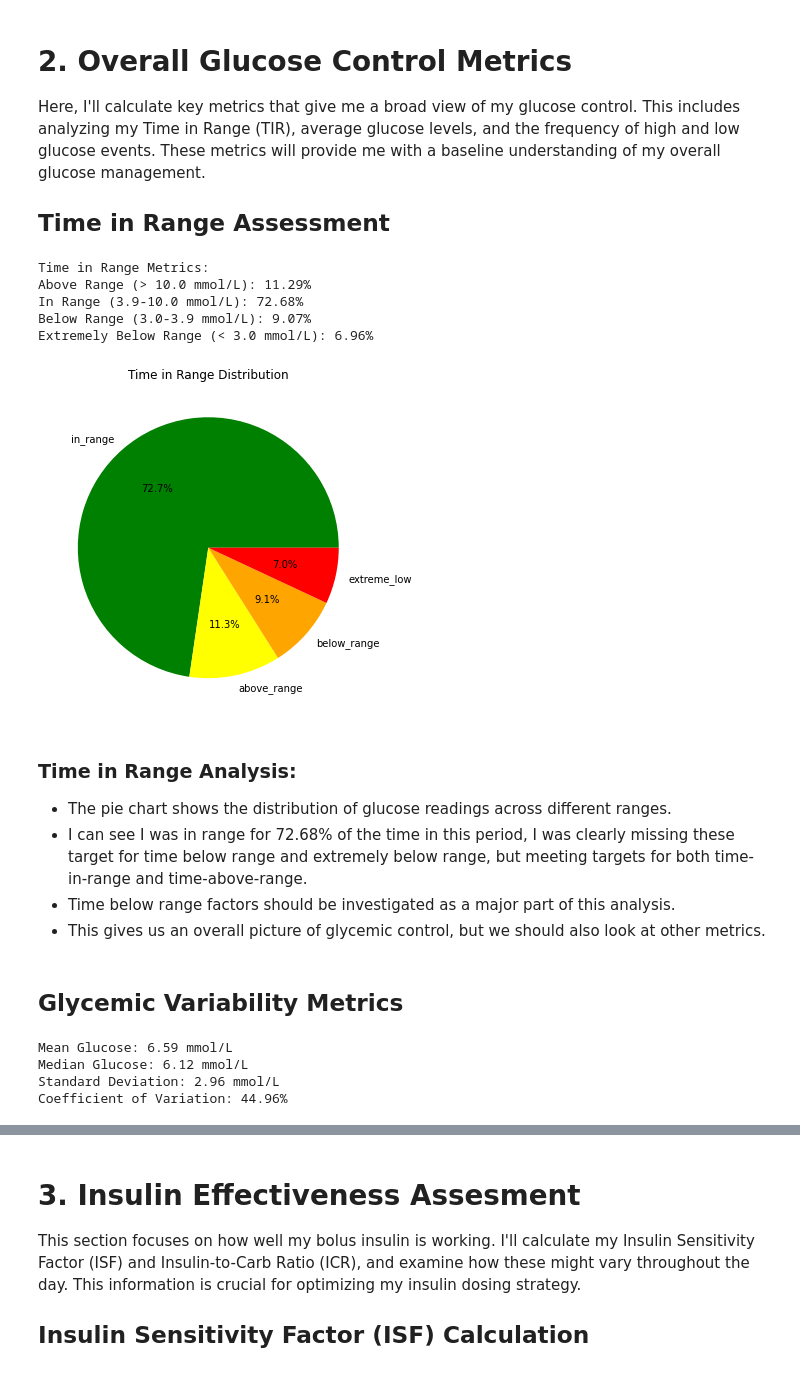
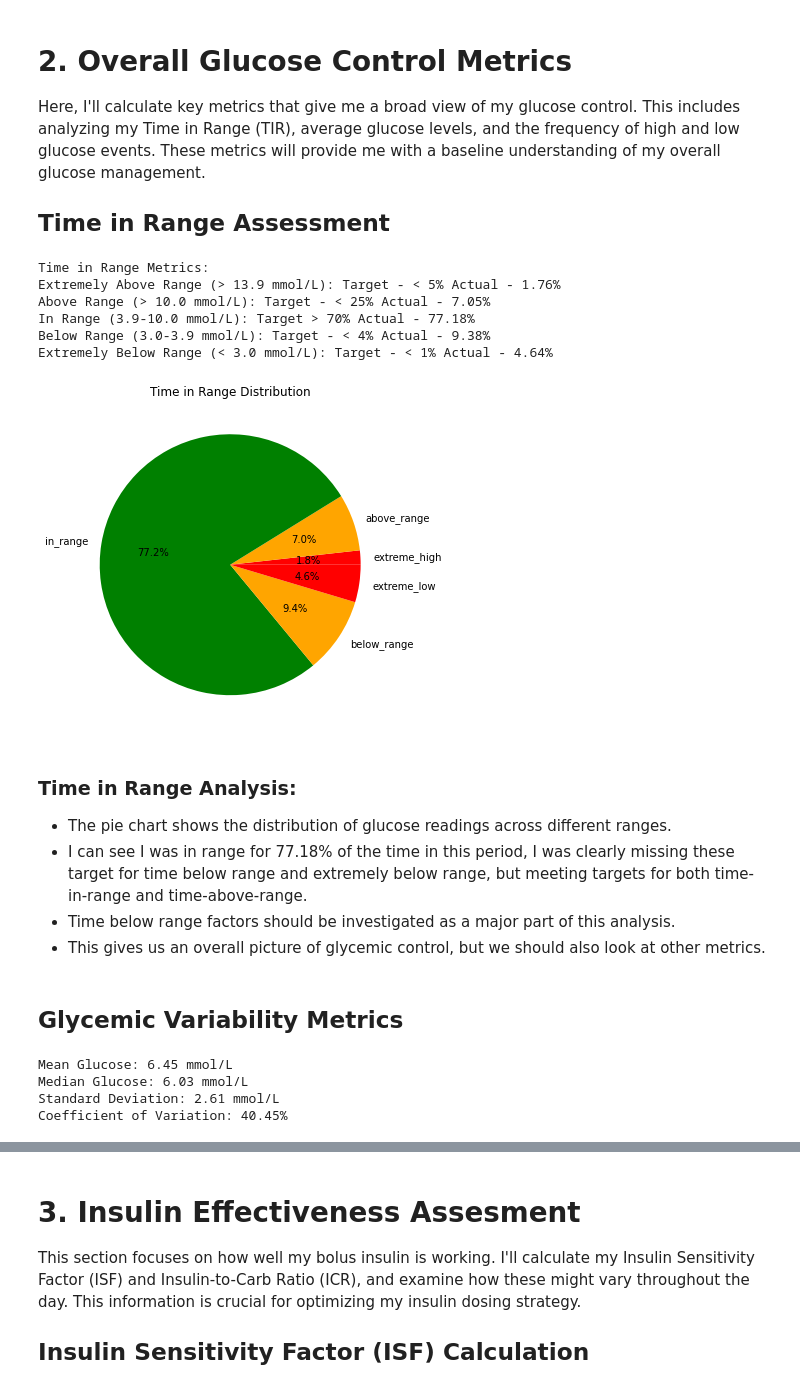
Before and after one commit to Warren8824/simple-glucose-analysis, a Jupyter notebook: glucose_analysis.ipynb, the cells around one changed output, grey strips where cells are left out. Drawn from its saved outputs; the diff is of its cells as text; code cells hidden in the pictures.

Commit message:
update cgm analysis, adapt to use most recent 100 day data.

```diff
--- a/glucose_analysis.ipynb
+++ b/glucose_analysis.ipynb
@@ -115,7 +116,7 @@ df['hour'] = df['time_dt'].dt.hour
 df = df.drop('time_dt', axis=1)
 
 
-# Create a new column for intervals since last carbs > 0.0
+# Create a new column for number of 5 minute intervals since last carbs > 0.0
 def count_intervals_since_carbs(carb_value):
     return 0 if carb_value > 0.0 else 1  # Reset count if carbs > 0.0
 
@@ -124,6 +125,9 @@ df['reset'] = df['carbs'].apply(count_intervals_since_carbs)
 
 # Calculate the cumulative sum of the resets to create the intervals
 df['intervals_since_carbs'] = df['reset'].cumsum() - df['reset'].cumsum().where(df['reset'] == 0).ffill().fillna(0).astype(int)
+
+# Calculate time in minutes since last carbs
+df['minutes_since_carbs'] = df['intervals_since_carbs'] * 5
 
 # Drop the helper column if not needed
 df.drop(columns=['reset'], inplace=True)
@@ -278,0 +300,4 @@ As of the time of this analysis the recommended targets would be:
+# %%
+# Create a dataframe of the last 28,800 rows of df
+recent_df = df[109491:]
+recent_df.info()
@@ -286,51 +417,55 @@ def calculate_tir(data):
     total_readings = len(data)
     in_range = ((data >= 3.9) & (data <= 10.0)).sum()
     below_range = ((data >= 3.0) & (data <= 3.9)).sum()
-    above_range = (data > 10.0).sum()
+    above_range = ((data > 10.0) & (data <=13.9)).sum()
     extreme_low = (data < 3.0).sum()
+    extreme_high = (data >13.9).sum()
 
     return {
+        'extreme_high': extreme_high / total_readings * 100,
+        'above_range': above_range / total_readings * 100,
         'in_range': in_range / total_readings * 100,
-        'above_range': above_range / total_readings * 100,
         'below_range': below_range / total_readings * 100,
         'extreme_low': extreme_low / total_readings * 100
     }
 
-tir = calculate_tir(df['glucose'])
+tir = calculate_tir(recent_df['glucose'])
 print("Time in Range Metrics:")
-print(f"Above Range (> 10.0 mmol/L): {tir['above_range']:.2f}%")
-print(f"In Range (3.9-10.0 mmol/L): {tir['in_range']:.2f}%")
-print(f"Below Range (3.0-3.9 mmol/L): {tir['below_range']:.2f}%")
-print(f"Extremely Below Range (< 3.0 mmol/L): {tir['extreme_low']:.2f}%")
+print(f"Extremely Above Range (> 13.9 mmol/L): Target - < 5% Actual - {tir['extreme_high']:.2f}%")
+print(f"Above Range (> 10.0 mmol/L): Target - < 25% Actual - {tir['above_range']:.2f}%")
+print(f"In Range (3.9-10.0 mmol/L): Target > 70% Actual - {tir['in_range']:.2f}%")
+print(f"Below Range (3.0-3.9 mmol/L): Target - < 4% Actual - {tir['below_range']:.2f}%")
+print(f"Extremely Below Range (< 3.0 mmol/L): Target - < 1% Actual - {tir['extreme_low']:.2f}%")
 # %% [output]
 Time in Range Metrics:
-Above Range (> 10.0 mmol/L): 11.29%
-In Range (3.9-10.0 mmol/L): 72.68%
-Below Range (3.0-3.9 mmol/L): 9.07%
-Extremely Below Range (< 3.0 mmol/L): 6.96%
+Extremely Above Range (> 13.9 mmol/L): Target - < 5% Actual - 1.76%
+Above Range (> 10.0 mmol/L): Target - < 25% Actual - 7.05%
+In Range (3.9-10.0 mmol/L): Target > 70% Actual - 77.18%
+Below Range (3.0-3.9 mmol/L): Target - < 4% Actual - 9.38%
+Extremely Below Range (< 3.0 mmol/L): Target - < 1% Actual - 4.64%
 # %%
 # Define colors for each section: green for in-range, red for below, yellow for above
-colors = ['green', 'yellow', 'orange', 'red']
+colors = ['red', 'orange', 'green', 'orange', 'red']
 
 # Visualize Time in Range
 plt.figure(figsize=(10, 6))
 plt.pie(tir.values(), labels=tir.keys(), autopct='%1.1f%%', colors=colors)
 plt.title('Time in Range Distribution')
 plt.show()
 # %% [output]
-[figure, old version]
+[figure, new version]
 # %% [markdown]
 ### Time in Range Analysis:
 - The pie chart shows the distribution of glucose readings across different ranges.
-- I can see I was in range for 72.68% of the time in this period, I was clearly missing these target for time below range and extremely below range, but meeting targets for both time-in-range and time-above-range.
+- I can see I was in range for 77.18% of the time in this period, I was clearly missing these target for time below range and extremely below range, but meeting targets for both time-in-range and time-above-range.
 - Time below range factors should be investigated as a major part of this analysis.
 - This gives us an overall picture of glycemic control, but we should also look at other metrics.
 # %% [markdown]
 ## Glycemic Variability Metrics
 # %%
-mean_glucose = df['glucose'].mean()
-median_glucose = df['glucose'].median()
-std_glucose = df['glucose'].std()
+mean_glucose = recent_df['glucose'].mean()
+median_glucose = recent_df['glucose'].median()
+std_glucose = recent_df['glucose'].std()
 cv_glucose = (std_glucose / mean_glucose) * 100
 
 print(f"Mean Glucose: {mean_glucose:.2f} mmol/L")
@@ -338,10 +473,10 @@ print(f"Median Glucose: {median_glucose:.2f} mmol/L")
 print(f"Standard Deviation: {std_glucose:.2f} mmol/L")
 print(f"Coefficient of Variation: {cv_glucose:.2f}%")
 # %% [output]
-Mean Glucose: 6.59 mmol/L
-Median Glucose: 6.12 mmol/L
-Standard Deviation: 2.96 mmol/L
-Coefficient of Variation: 44.96%
+Mean Glucose: 6.45 mmol/L
+Median Glucose: 6.03 mmol/L
+Standard Deviation: 2.61 mmol/L
+Coefficient of Variation: 40.45%
 # %%
 # Visualize glucose distribution
 plt.figure(figsize=(10, 6))
```
Also changed, not shown: parts of 37 cells of this notebook.
